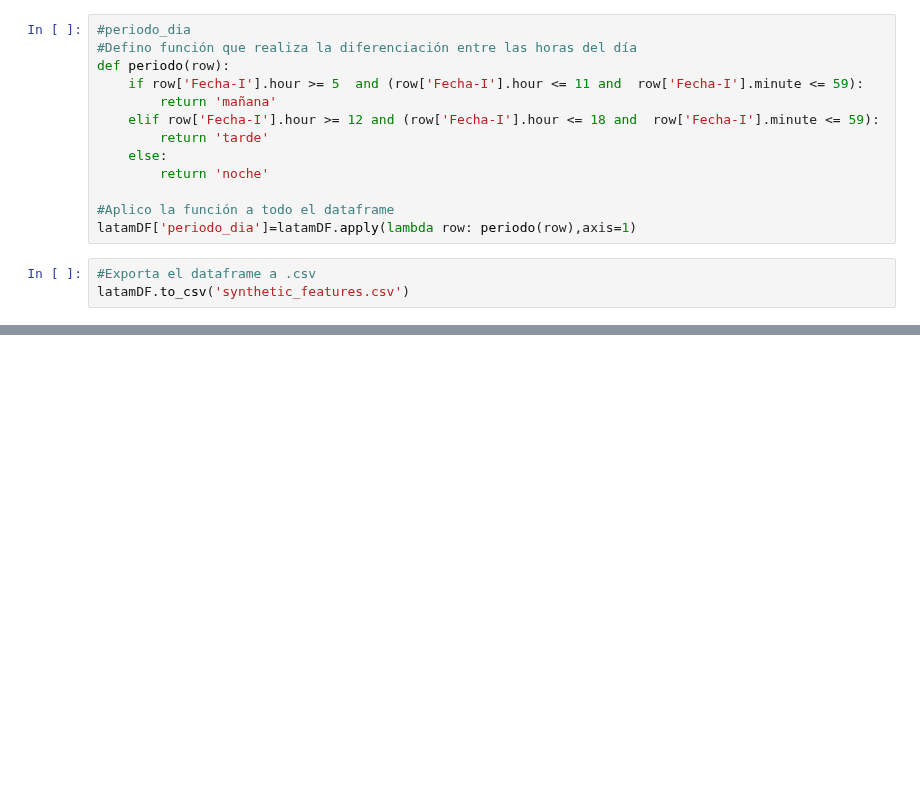
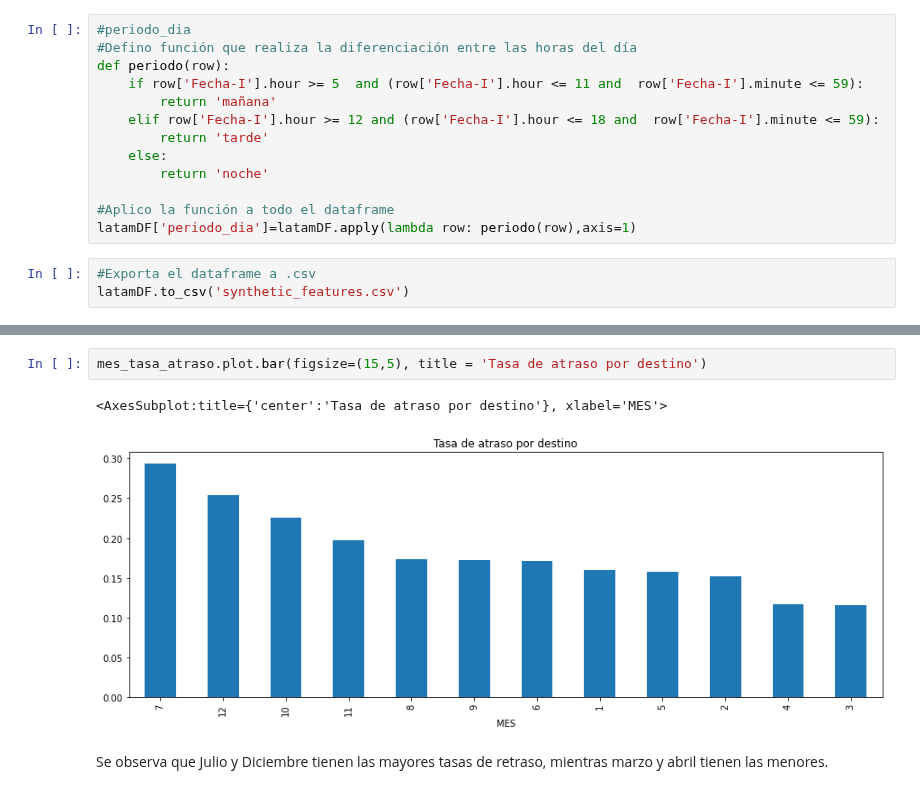
Before and after one commit to AndresFrancoG/desafioDSLatam, a Jupyter notebook: solution.ipynb, the cells around one changed output, grey strips where cells are left out. Drawn from its saved outputs; the diff is of its cells as text; blank space fills up the shorter version.

```diff
--- a/solution.ipynb
+++ b/solution.ipynb
@@ -238,0 +259,7 @@ Cataratas de Iguacu,  Curitiba. Bra, Washington todos los vuelos estuvieron a ti
+# %%
+mes_tasa_atraso.plot.bar(figsize=(15,5), title = 'Tasa de atraso por destino')
+# %% [output]
+<AxesSubplot:title={'center':'Tasa de atraso por destino'}, xlabel='MES'>
+[figure, added]
+# %% [markdown]
+Se observa que Julio y Diciembre tienen las mayores tasas de retraso, mientras marzo y abril tienen las menores.
```
Also changed, not shown: parts of 33 cells of this notebook, 1 other file.
